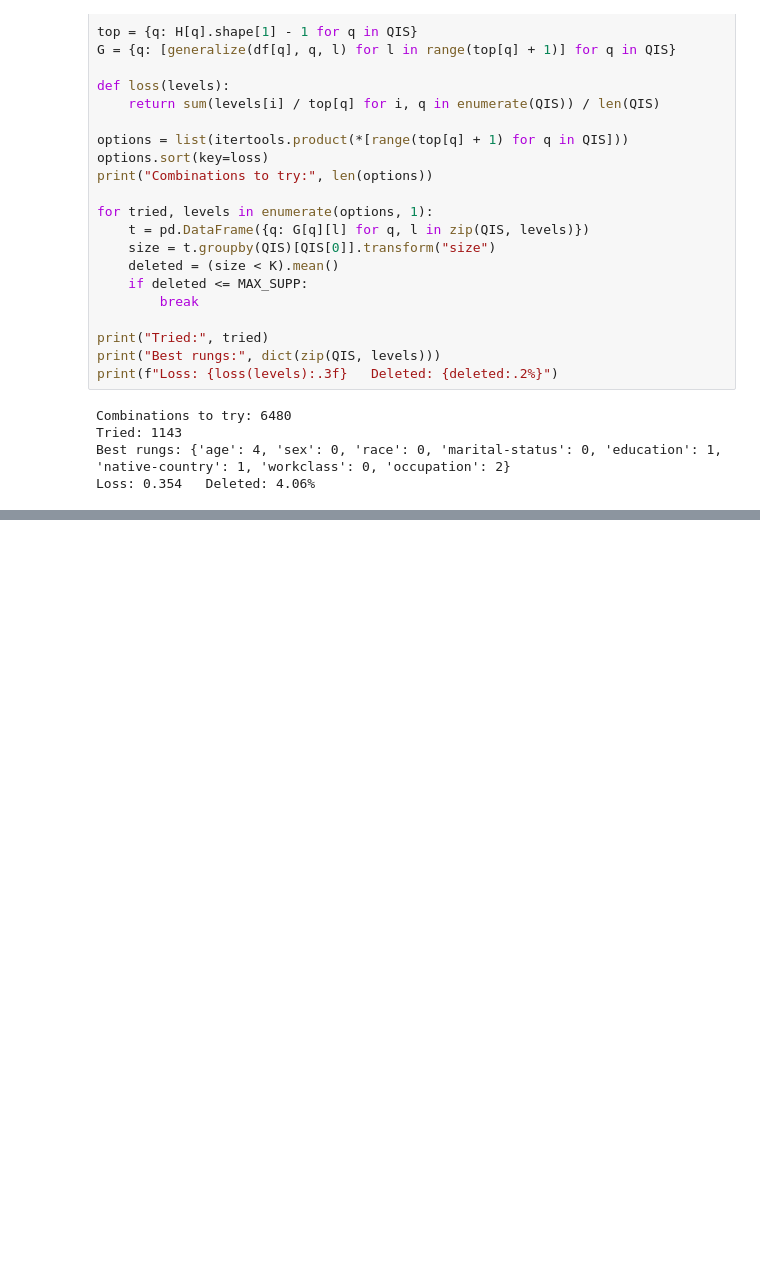
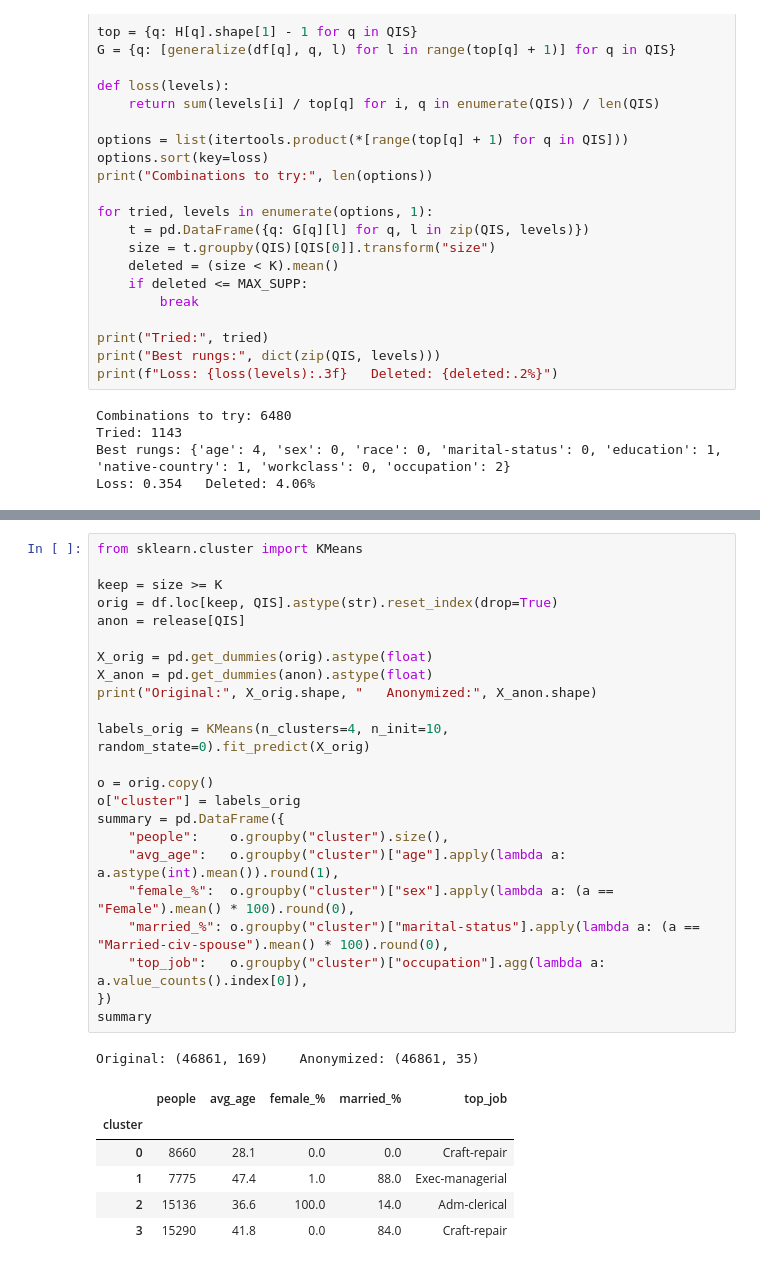
Before and after one commit to Shadid-dev/INSE6180-cluster-anonymization, a Jupyter notebook: INSE6180_cluster_anonymization.ipynb, the cells around one changed output, grey strips where cells are left out. Cells and saved outputs as stored; diff of their text form; blank space fills up the shorter version.

Commit message:
Tseps 8-12: Clustering, ARI vs baseline, classification comparison

```diff
--- a/INSE6180_cluster_anonymization.ipynb
+++ b/INSE6180_cluster_anonymization.ipynb
@@ -144,0 +154,31 @@ pycanon k = 5
+# %%
+from sklearn.cluster import KMeans
+
+keep = size >= K
+orig = df.loc[keep, QIS].astype(str).reset_index(drop=True)
+anon = release[QIS]
+
+X_orig = pd.get_dummies(orig).astype(float)
+X_anon = pd.get_dummies(anon).astype(float)
+print("Original:", X_orig.shape, "   Anonymized:", X_anon.shape)
+
+labels_orig = KMeans(n_clusters=4, n_init=10, random_state=0).fit_predict(X_orig)
+
+o = orig.copy()
+o["cluster"] = labels_orig
+summary = pd.DataFrame({
+    "people":    o.groupby("cluster").size(),
+    "avg_age":   o.groupby("cluster")["age"].apply(lambda a: a.astype(int).mean()).round(1),
+    "female_%":  o.groupby("cluster")["sex"].apply(lambda a: (a == "Female").mean() * 100).round(0),
+    "married_%": o.groupby("cluster")["marital-status"].apply(lambda a: (a == "Married-civ-spouse").mean() * 100).round(0),
+    "top_job":   o.groupby("cluster")["occupation"].agg(lambda a: a.value_counts().index[0]),
+})
+summary
+# %% [output]
+Original: (46861, 169)    Anonymized: (46861, 35)
+|  | people | avg_age | female_% | married_% | top_job |
+| cluster |  |  |  |  |  |
+| 0 | 8660 | 28.1 | 0.0 | 0.0 | Craft-repair |
+| 1 | 7775 | 47.4 | 1.0 | 88.0 | Exec-managerial |
+| 2 | 15136 | 36.6 | 100.0 | 14.0 | Adm-clerical |
+| 3 | 15290 | 41.8 | 0.0 | 84.0 | Craft-repair |
```
Also changed, not shown: parts of 7 cells of this notebook.
